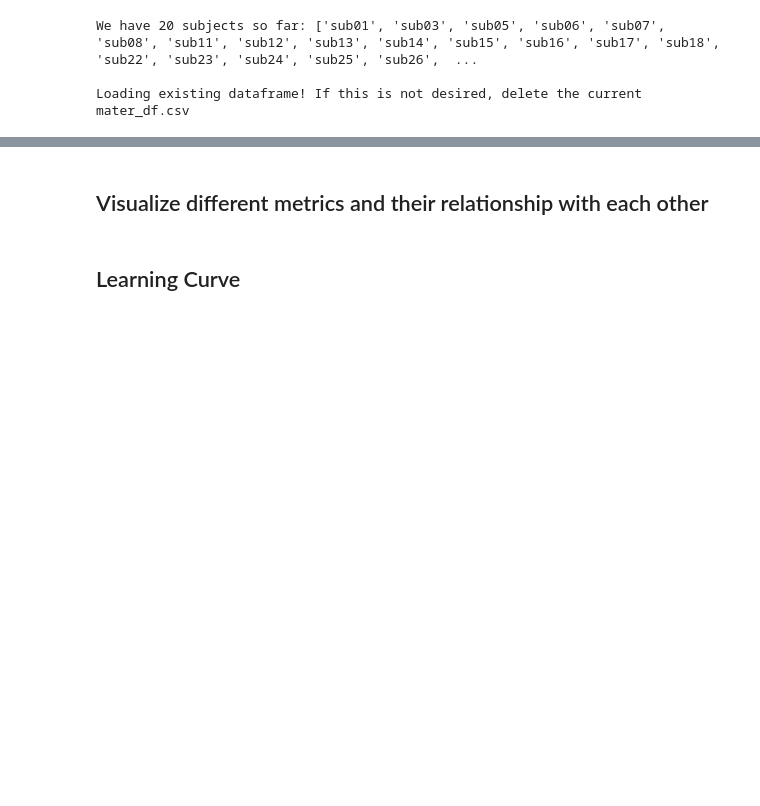
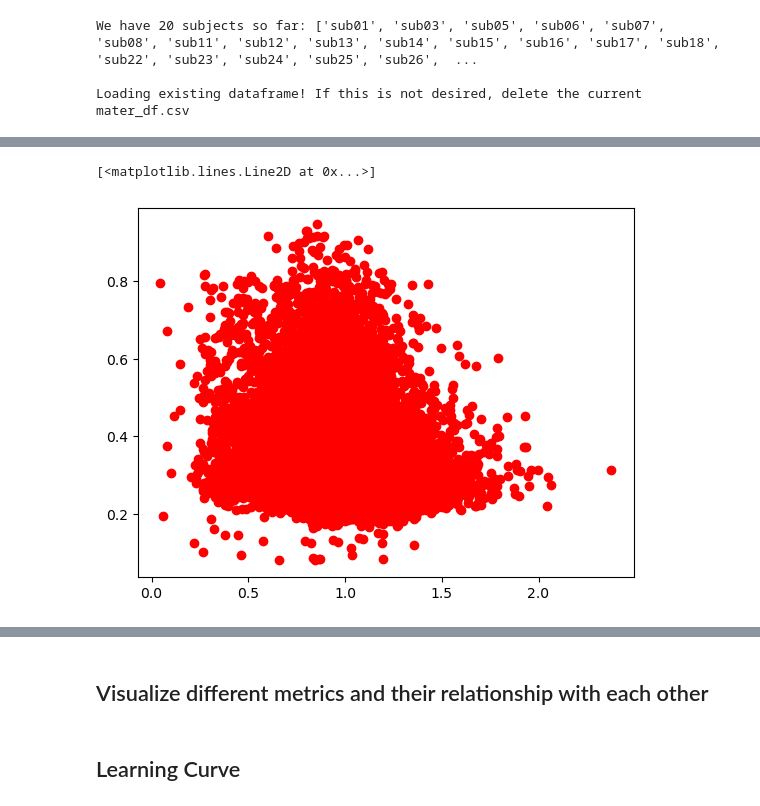
Before and after one commit to mindemory/mgs_stimul, a Jupyter notebook: mgsAnalysis/analysisEye/main.ipynb, the cells around one changed output, grey strips where cells are left out. Cells and saved outputs as stored; diff of their text form; code cells hidden in the pictures; blank space fills up the shorter version.

```diff
--- a/mgsAnalysis/analysisEye/main.ipynb
+++ b/mgsAnalysis/analysisEye/main.ipynb
@@ -102,6 +102,12 @@ table_summary
 | 25 | 93.0 | 94.0 | 91.0 | 96.5 | 82.0 | 91.0 |
 | 26 | 93.0 | 94.5 | 89.0 | 90.5 | 91.5 | 93.0 |
 | 27 | 98.0 | 95.5 | 97.5 | 92.0 | 99.0 | 97.5 |
+# %%
+plt.figure()
+plt.plot(df['igain'], df['isacc_rt'], 'ro')
+# %% [output]
+[<matplotlib.lines.Line2D at 0x...>]
+[figure, added]
 # %%
 # error vectors and magnitudes
 df['ierrX'] = df['isaccX'] - df['TarX']
```
Also changed, not shown: parts of 6 cells of this notebook, 4 other files.
